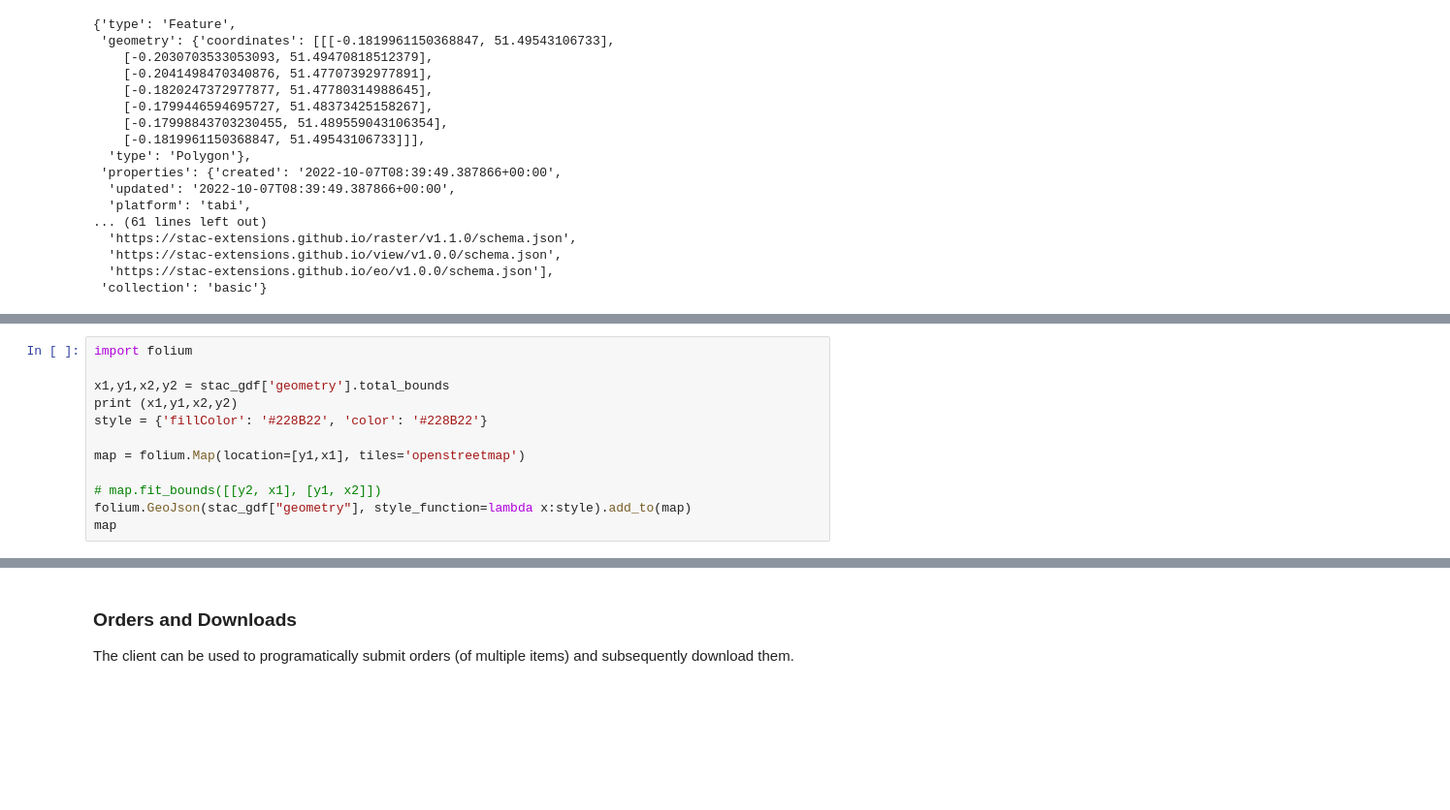
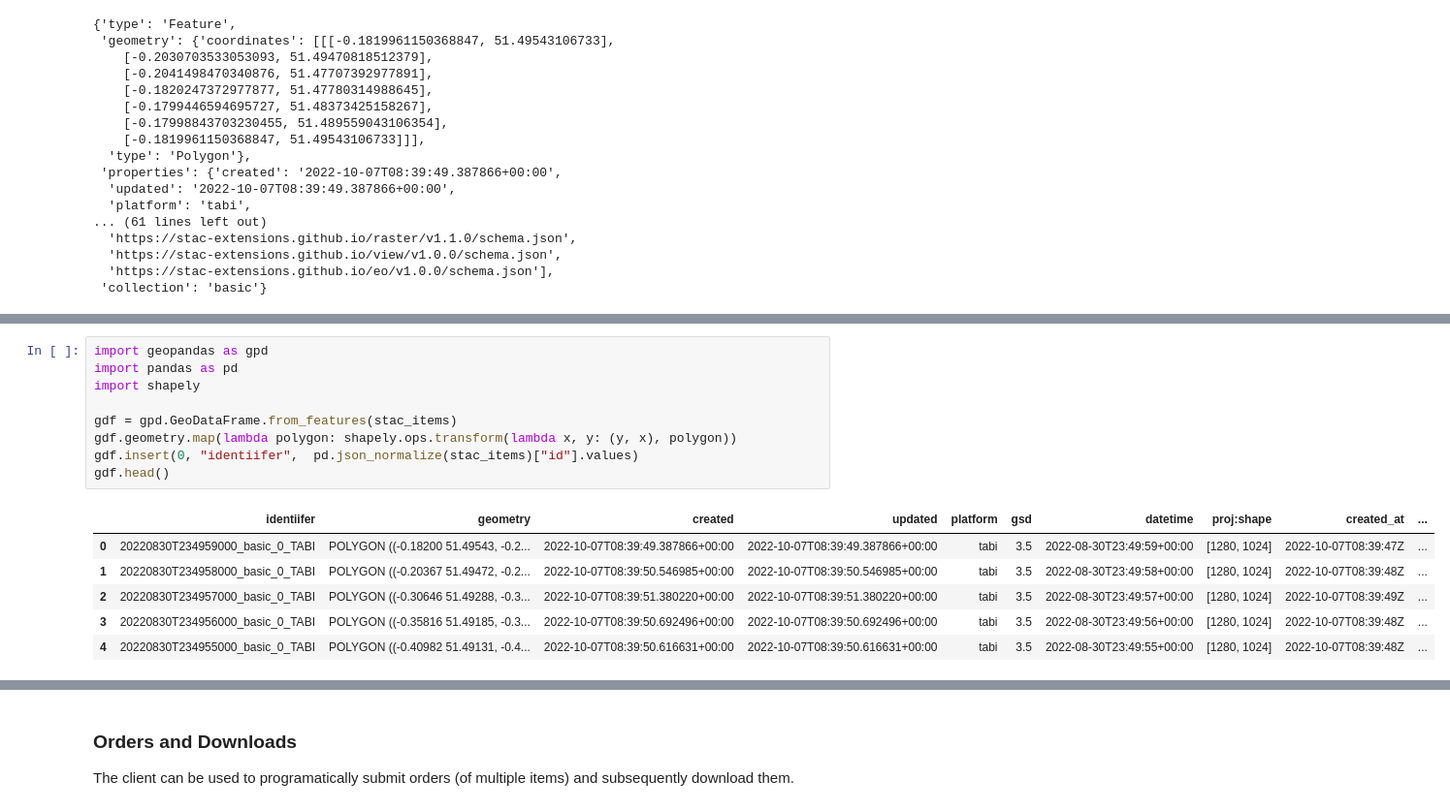
Before and after one commit to SatelliteVu/satellitevu-client-python, a Jupyter notebook: examples/examples.ipynb, the cells around one changed output, grey strips where cells are left out. Shown at 97% size. Saved outputs shown, nothing was run; the diff lists cells and outputs as text; blank space fills up the shorter version.

Commit message:
correct notebook and download data

```diff
--- a/examples/examples.ipynb
+++ b/examples/examples.ipynb
@@ -138,12 +115,16 @@ for item in stac_items:
-# %%
-import folium
-
-x1,y1,x2,y2 = stac_gdf['geometry'].total_bounds
-print (x1,y1,x2,y2)
-style = {'fillColor': '#228B22', 'color': '#228B22'}
-
-map = folium.Map(location=[y1,x1], tiles='openstreetmap')
-
-# map.fit_bounds([[y2, x1], [y1, x2]])
-folium.GeoJson(stac_gdf["geometry"], style_function=lambda x:style).add_to(map)
-map
+# %%
+import geopandas as gpd
+import pandas as pd
+import shapely
+
+gdf = gpd.GeoDataFrame.from_features(stac_items)
+gdf.geometry.map(lambda polygon: shapely.ops.transform(lambda x, y: (y, x), polygon))
+gdf.insert(0, "identiifer",  pd.json_normalize(stac_items)["id"].values)
+gdf.head()
+# %% [output]
+|  | identiifer | geometry | created | updated | platform | gsd | datetime | proj:shape | created_at | ... |
+| 0 | 20220830T234959000_basic_0_TABI | POLYGON ((-0.18200 51.49543, -0.2... | 2022-10-07T08:39:49.387866+00:00 | 2022-10-07T08:39:49.387866+00:00 | tabi | 3.5 | 2022-08-30T23:49:59+00:00 | [1280, 1024] | 2022-10-07T08:39:47Z | ... |
+| 1 | 20220830T234958000_basic_0_TABI | POLYGON ((-0.20367 51.49472, -0.2... | 2022-10-07T08:39:50.546985+00:00 | 2022-10-07T08:39:50.546985+00:00 | tabi | 3.5 | 2022-08-30T23:49:58+00:00 | [1280, 1024] | 2022-10-07T08:39:48Z | ... |
+| 2 | 20220830T234957000_basic_0_TABI | POLYGON ((-0.30646 51.49288, -0.3... | 2022-10-07T08:39:51.380220+00:00 | 2022-10-07T08:39:51.380220+00:00 | tabi | 3.5 | 2022-08-30T23:49:57+00:00 | [1280, 1024] | 2022-10-07T08:39:49Z | ... |
+| 3 | 20220830T234956000_basic_0_TABI | POLYGON ((-0.35816 51.49185, -0.3... | 2022-10-07T08:39:50.692496+00:00 | 2022-10-07T08:39:50.692496+00:00 | tabi | 3.5 | 2022-08-30T23:49:56+00:00 | [1280, 1024] | 2022-10-07T08:39:48Z | ... |
+| 4 | 20220830T234955000_basic_0_TABI | POLYGON ((-0.40982 51.49131, -0.4... | 2022-10-07T08:39:50.616631+00:00 | 2022-10-07T08:39:50.616631+00:00 | tabi | 3.5 | 2022-08-30T23:49:55+00:00 | [1280, 1024] | 2022-10-07T08:39:48Z | ... |
```
Also changed, not shown: parts of 6 cells of this notebook, 1 other file.
